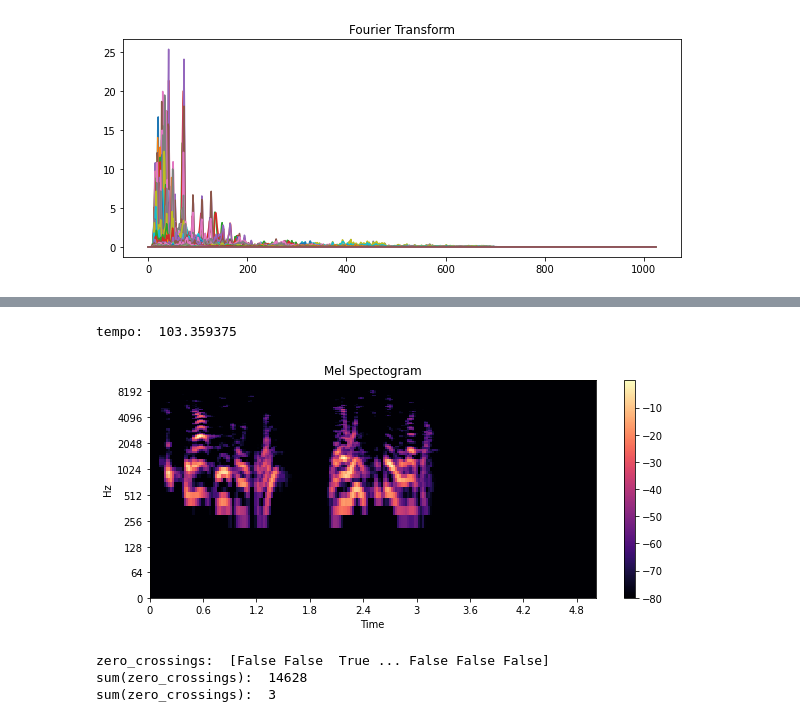
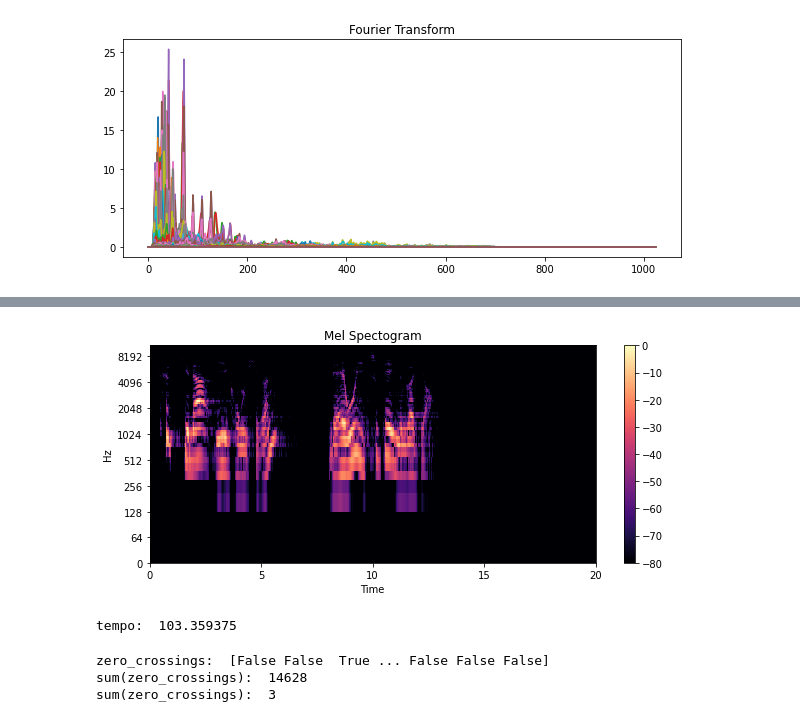
Before and after one commit to zashin-AI/youngri, a Jupyter notebook: librosa/bbang_01.ipynb, the cells around one changed output, grey strips where cells are left out. Saved outputs shown, nothing was run; the diff lists cells and outputs as text; code cells hidden in the pictures.

```diff
--- a/librosa/bbang_01.ipynb
+++ b/librosa/bbang_01.ipynb
@@ -97,29 +96,29 @@ plt.show()
 # %%
 
 # ====================================
 # 4) Mel Spectogram
 # (인간이 이해하기 힘든) Spectogram의 y축을 Mel Scale로 변환한 것 (Non-linear transformation)
 # Mel Scale: https://newsight.tistory.com/294
 
-S = librosa.feature.melspectrogram(y, sr=sr, n_fft=2084, hop_length=512)
+S = librosa.feature.melspectrogram(y, sr=sr, n_fft=512, hop_length=128, center=True)
 S_DB = librosa.amplitude_to_db(S, ref=np.max)
 
 plt.figure(figsize=(10, 4))
 plt.title('Mel Spectogram')
 librosa.display.specshow(S_DB, sr=sr, hop_length=512, x_axis='time', y_axis='log')
 plt.colorbar()
 plt.show()
 
 # -----------------------------------------------------------------------------------
 # 오디오의 특성을 추출해보자! (Audio Feature Extraction)
 
 # 1) Tempo (BPM: 분당 비트(Beats Per Minute) )
 tempo, _ = librosa.beat.beat_track(y, sr=sr)
 print('tempo: ', tempo)
 # tempo:  103.359375
 # %% [output]
+[figure, new version]
 tempo:  103.359375
-[figure, old version]
 # %%
 # ====================================
 # 2) Zero Crossing Rate: 음파가 양에서 음으로 또는 음에서 양으로 바뀌는 비율
```
Also changed, not shown: parts of 5 cells of this notebook, 5 other files.
